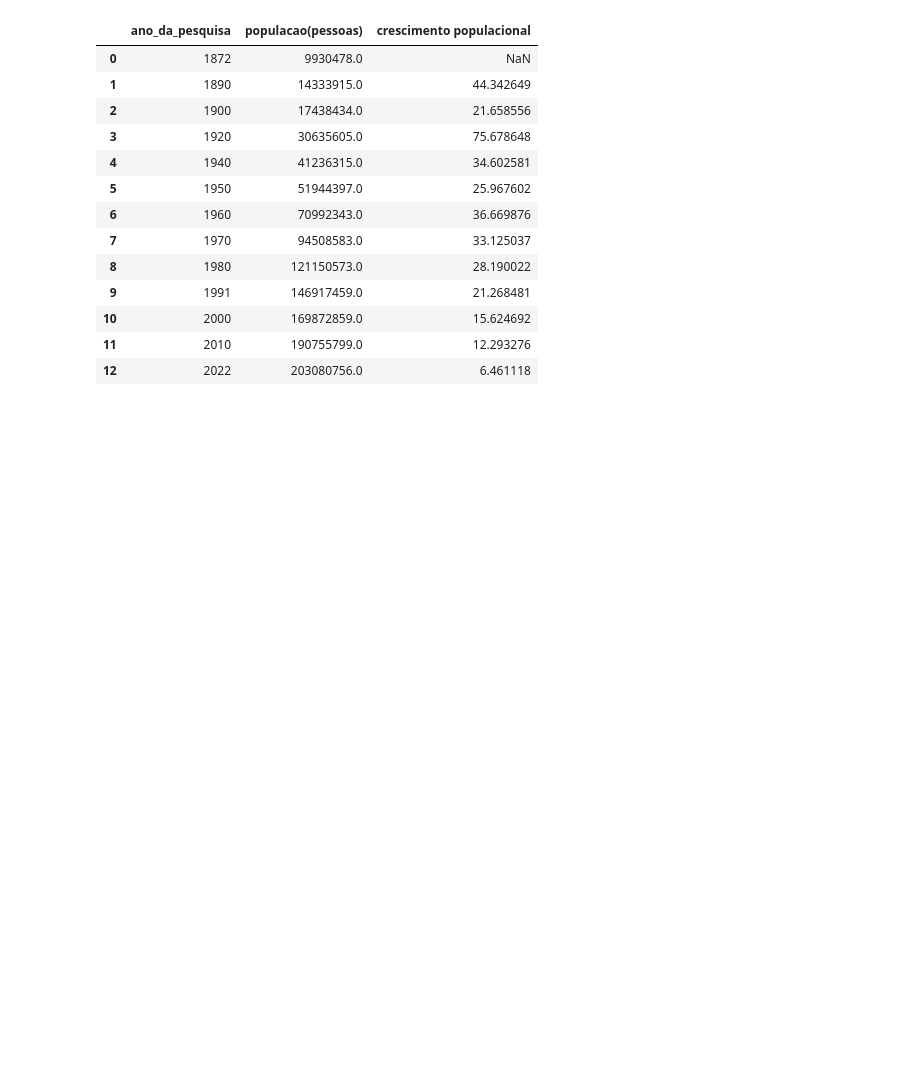
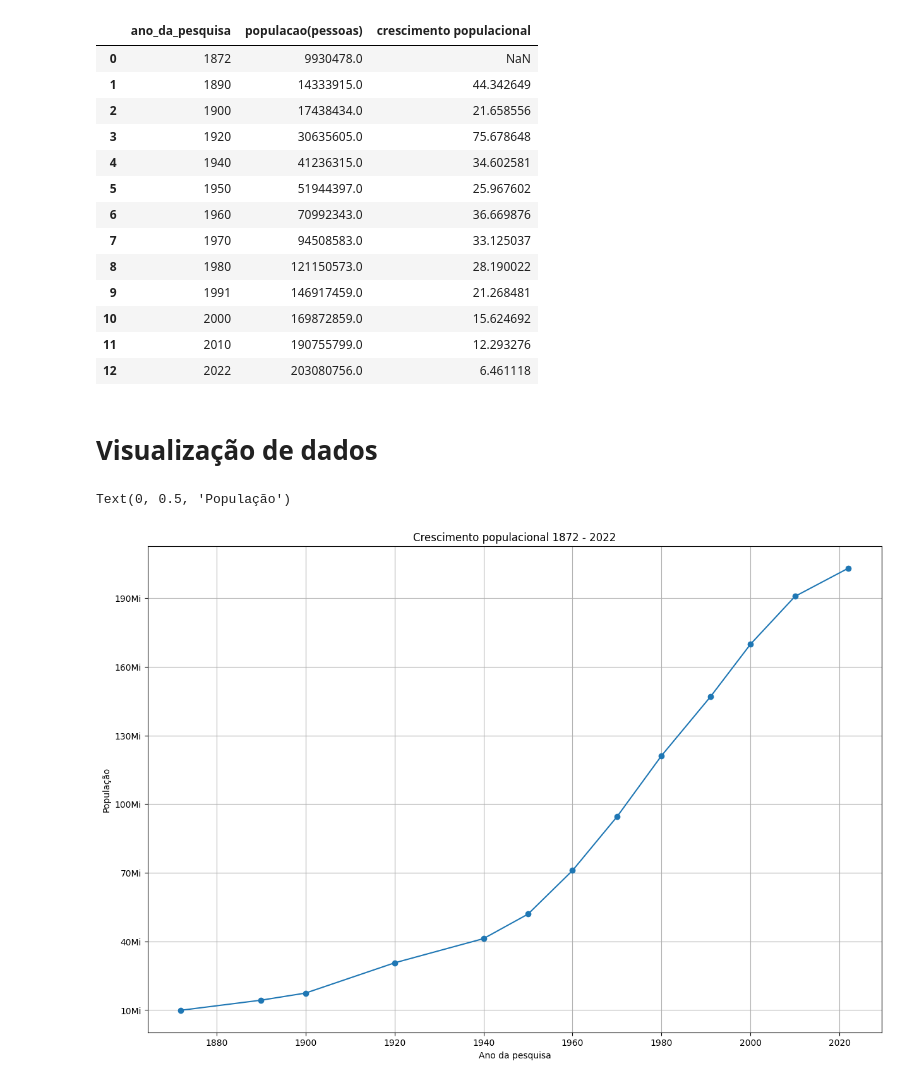
Before and after one commit to httpsdfaa/censo-2022, a Jupyter notebook: crescimento_analysis.ipynb, the cells around one changed output. Drawn from its saved outputs; the diff is of its cells as text; code cells hidden in the pictures; blank space fills up the shorter version.

Commit message:
visualizacao dados

```diff
--- a/crescimento_analysis.ipynb
+++ b/crescimento_analysis.ipynb
@@ -80,13 +83,13 @@ df
 | 350 | 2022 | 1511460.0 | Tocantins |
 351 rows × 3 columns
 # %%
-# calcular crescimento populacional
-soma_dados = df.groupby('ano_da_pesquisa')['populacao(pessoas)'].sum().reset_index()
+# calcular crescimento populacional por ano
+df_crescimento = df.groupby('ano_da_pesquisa')['populacao(pessoas)'].sum().reset_index()
 
-# pct_change o calculo de crescimento
+# pct_change o calculo de crescimento em porcentagem.
 # ex.: x - y = z -> z / x = proporção de crescimento.
-soma_dados['crescimento populacional'] = soma_dados['populacao(pessoas)'].pct_change() * 100
-soma_dados
+df_crescimento['crescimento populacional'] = df_crescimento['populacao(pessoas)'].pct_change() * 100
+df_crescimento
 # %% [output]
 |  | ano_da_pesquisa | populacao(pessoas) | crescimento populacional |
 | 0 | 1872 | 9930478.0 | NaN |
@@ -102,3 +105,25 @@ soma_dados
 | 10 | 2000 | 169872859.0 | 15.624692 |
 | 11 | 2010 | 190755799.0 | 12.293276 |
 | 12 | 2022 | 203080756.0 | 6.461118 |
+# %% [markdown]
+# Visualização de dados
+# %%
+plt.figure(figsize=(15, 10))
+
+# label para y
+valor_y = np.arange(10e6, 220e6, 30e6)
+
+# plotar dados
+plt.plot(df_crescimento['ano_da_pesquisa'], df_crescimento['populacao(pessoas)'], marker='o')
+
+# nomeando o eixo y e passando format para tirar valor decimal
+plt.yticks(valor_y, [ format(val / 1e6, '.0f') + 'Mi' for val in valor_y])
+
+
+plt.grid(True)
+plt.title('Crescimento populacional 1872 - 2022')
+plt.xlabel('Ano da pesquisa')
+plt.ylabel('População')
+# %% [output]
+Text(0, 0.5, 'População')
+[figure, added]
```
Also changed, not shown: parts of 4 cells of this notebook.
